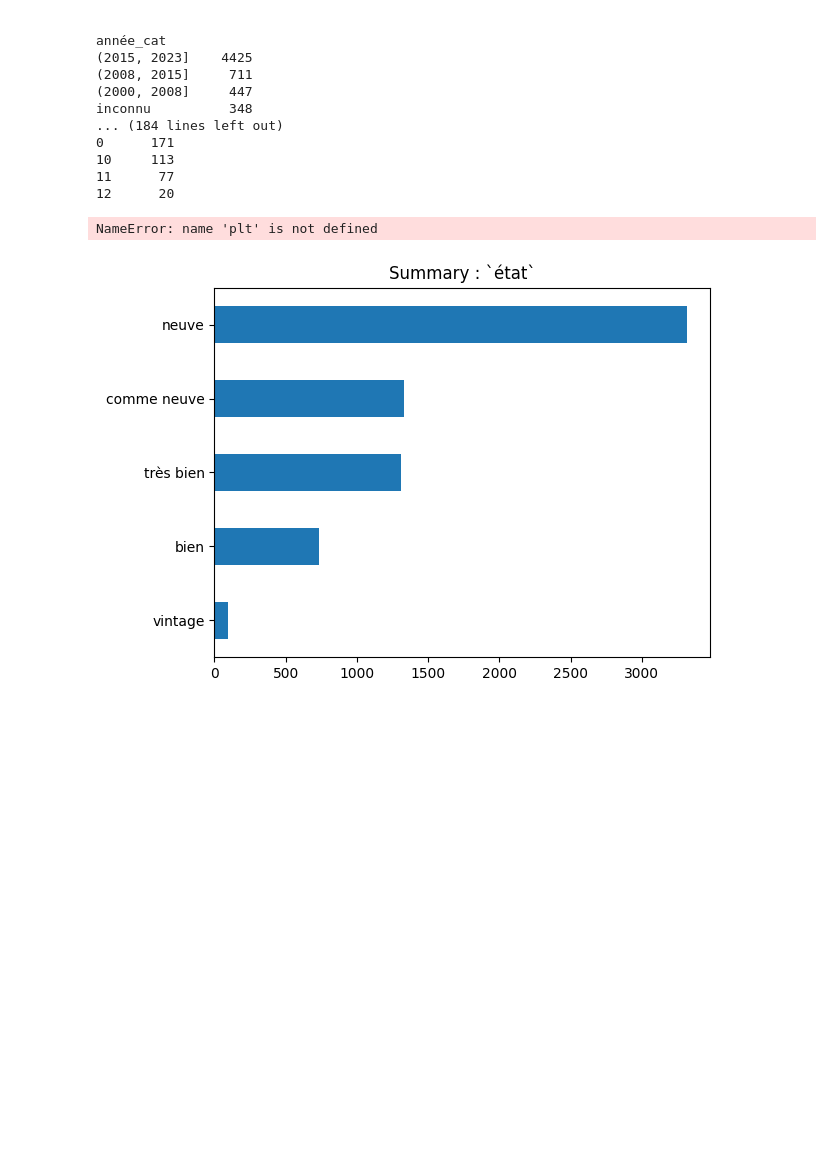
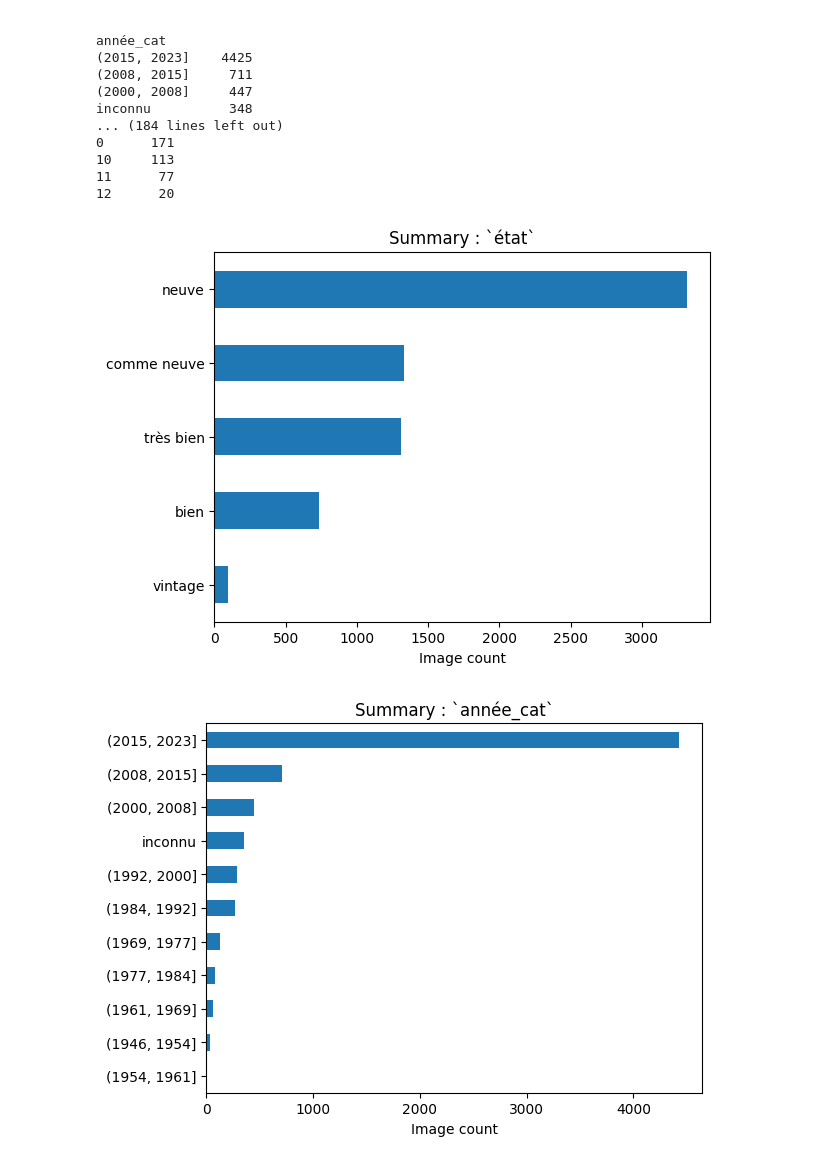
Before and after one commit to massimovenuti/watch-scraper, a Jupyter notebook: analytics/analytics.ipynb, the cells around one changed output. Drawn from its saved outputs; the diff is of its cells as text; code cells hidden in the pictures; blank space fills up the shorter version.

```diff
--- a/analytics/analytics.ipynb
+++ b/analytics/analytics.ipynb
@@ -114,7 +115,15 @@ raw_data.describe()
 | max | 239000.000000 |
 # %%
 # Summarize categorical variables
-def describe_categorical(df, categorical_cols=None, explode_lists=True, limit=None, dropna=False, display: None | Literal["text", "plot"] = None, **plot_kwargs):
+def describe_categorical(
+    df,
+    categorical_cols=None,
+    explode_lists=True,
+    limit=None,
+    dropna=False,
+    display: None | Literal["text", "plot"] = None,
+    **plot_kwargs,
+):
     if display is not None and display not in ["text", "plot"]:
         raise ValueError("`display` must be 'text' or 'plot'.")
 
@@ -396,7 +414,7 @@ inconnu          348
 11      77
 12      20
 # %%
-_ = describe_categorical(images, categorical_cols=cols_to_describe, display="plot", limit=20)
+_ = describe_categorical(images, categorical_cols=cols_to_describe, display="plot", limit=20, xlabel="Image count")
 # %% [output]
-NameError: name 'plt' is not defined
-[figure, old version]
+[figure, new version]
+[figure, added]
```
Also changed, not shown: parts of 5 cells of this notebook.
